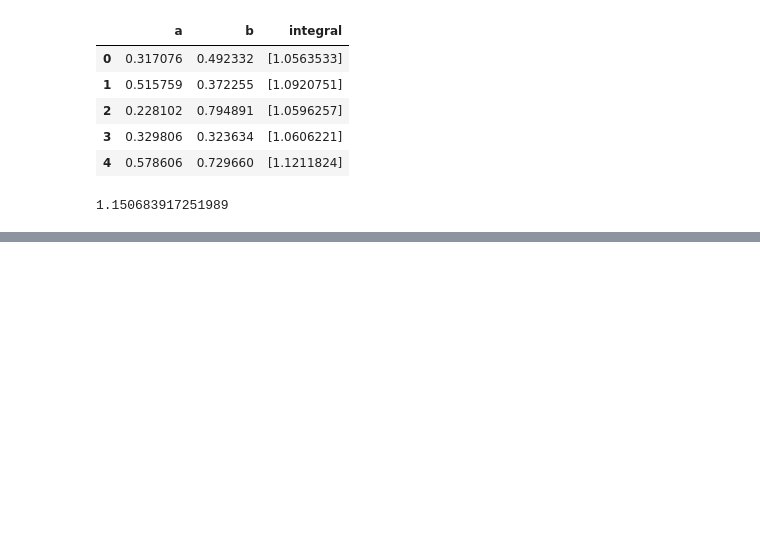
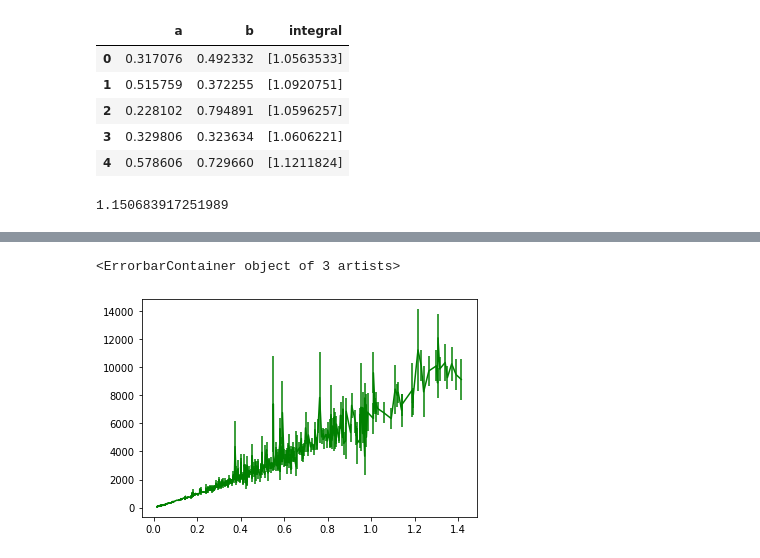
Before and after one commit to igomezv/neural_nets_utilities, a Jupyter notebook: Tutorial_Journal_Club/Intro_Redes_Neuronales.ipynb, the cells around one changed output, grey strips where cells are left out. Cells and saved outputs as stored; diff of their text form; code cells hidden in the pictures; blank space fills up the shorter version.

Commit message:
end of tutorial

```diff
--- a/Tutorial_Journal_Club/Intro_Redes_Neuronales.ipynb
+++ b/Tutorial_Journal_Club/Intro_Redes_Neuronales.ipynb
@@ -421,3 +421,7 @@ print(integ)
 <div>
 <img src="https://raw.githubusercontent.com/igomezv/neural_nets_utilities/master/Tutorial_Journal_Club/figures/annHz.png" width="300"/>
 </div>
+# %%
+file = 'https://raw.githubusercontent.com/igomezv/neural_nets_utilities/master/Tutorial_Journal_Club/data/Union2.1_DL.txt'
+data =pd.read_csv(file, sep=' ', names=['z','$D_L(z)$','error'])
+data.head()
@@ -423,0 +435,5 @@ print(integ)
+# %%
+plt.errorbar(data['z'], data['$D_L(z)$'], yerr = data['error'], c='g')
+# %% [output]
+<ErrorbarContainer object of 3 artists>
+[figure, added]
```
Also changed, not shown: parts of 5 cells of this notebook.
